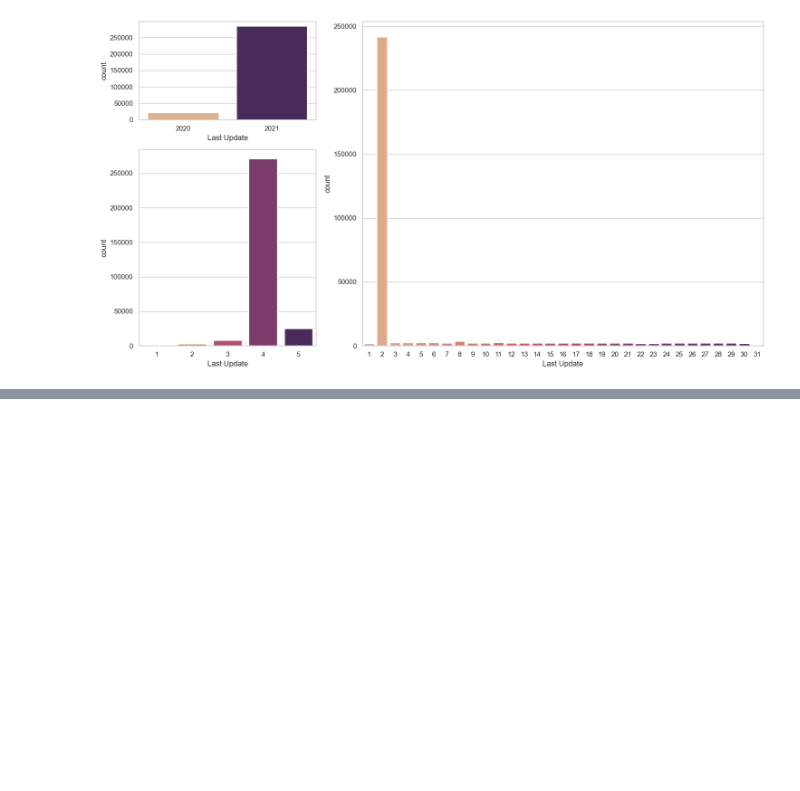
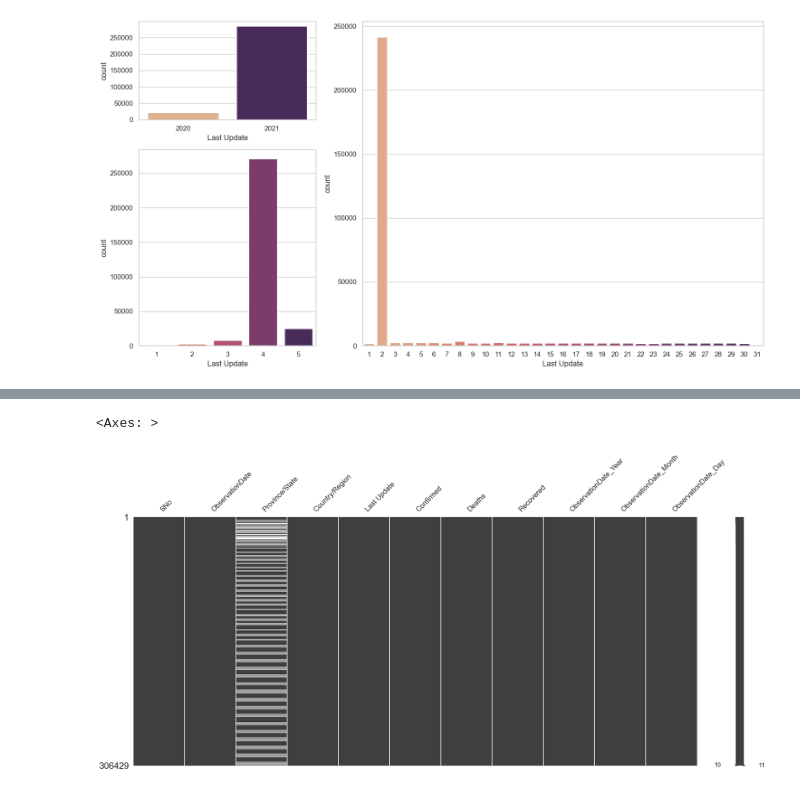
Before and after one commit to AyushDevadiga1/practice-programs, a Jupyter notebook: regex_and_cleaning.ipynb, the cells around one changed output, grey strips where cells are left out. Saved outputs shown, nothing was run; the diff lists cells and outputs as text; code cells hidden in the pictures; blank space fills up the shorter version.

```diff
--- a/regex_and_cleaning.ipynb
+++ b/regex_and_cleaning.ipynb
@@ -383 +371,7 @@ Australia       Jervis Bay Territory         1
 Name: count, Length: 759, dtype: int64
+# %%
+import missingno as msno
+msno.matrix(df=df)
+# %% [output]
+<Axes: >
+[figure, added]
```
Also changed, not shown: parts of 9 cells of this notebook.
